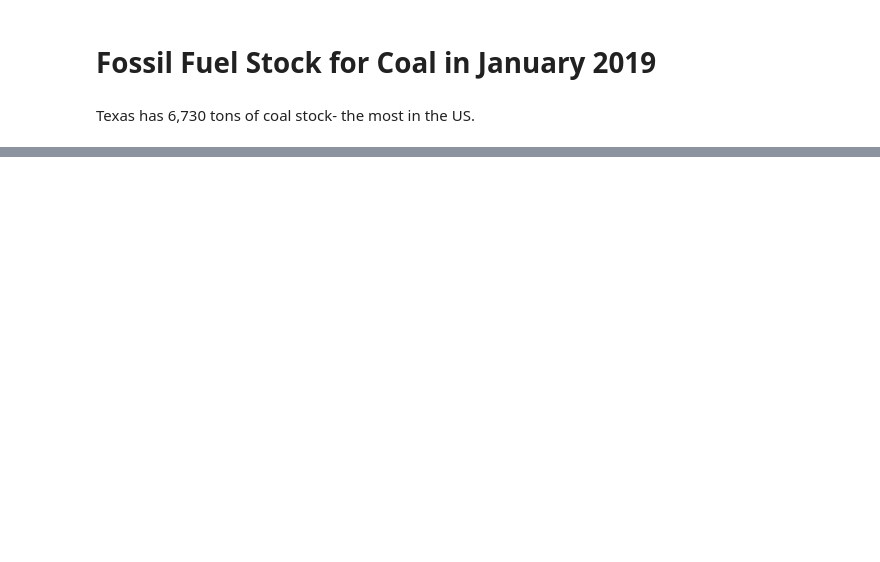
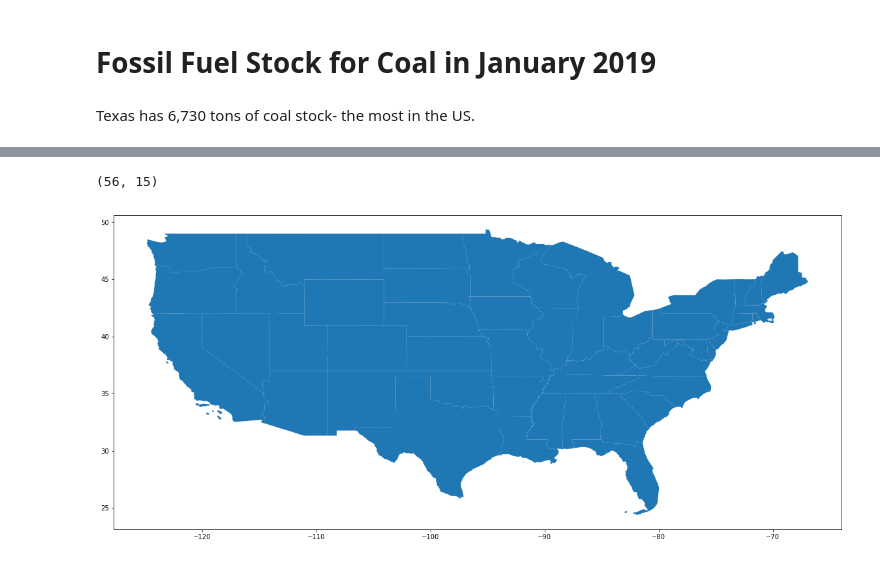
Before and after one commit to beverast/LS-DS-Unit-1, a Jupyter notebook: EIA_data.ipynb, the cells around one changed output, grey strips where cells are left out. Drawn from its saved outputs; the diff is of its cells as text; code cells hidden in the pictures; blank space fills up the shorter version.

```diff
--- a/EIA_data.ipynb
+++ b/EIA_data.ipynb
@@ -126,0 +112,2 @@ Texas has 6,730 tons of coal stock- the most in the US.
+# %%
+gdf = geopandas.read_file('./data/Project/tl_2018_us_state.shp')
@@ -126,0 +123,16 @@ Texas has 6,730 tons of coal stock- the most in the US.
+# %%
+gdf.shape
+# %% [output]
+(56, 15)
+# %%
+# Drop Hawaii, Virign Islands, Northern Mariana Islands, Guam, Alaska, American Samoa, and Puerto Rico
+# I had to drop these regions/states so that geoplot would get the correct perspective of the US
+# and not plot a very small US on an otherwise blank map, due to scaling.
+gdf = gdf.drop(labels=[31, 34,35,36,40,41,49], axis='index')
+
+gdf.REGION = gdf.REGION.astype(int)
+# %%
+# geopandas plot test
+gdf.plot(figsize=(20,10));
+# %% [output]
+[figure, added]
```
Also changed, not shown: parts of 19 cells of this notebook.
